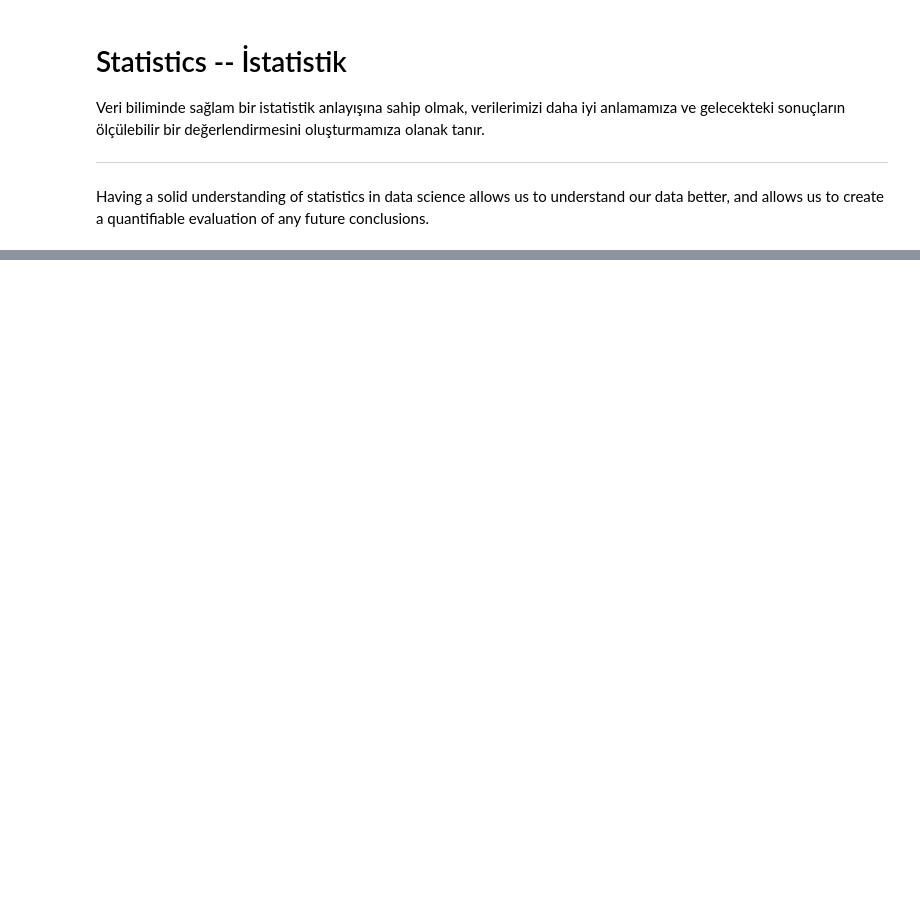
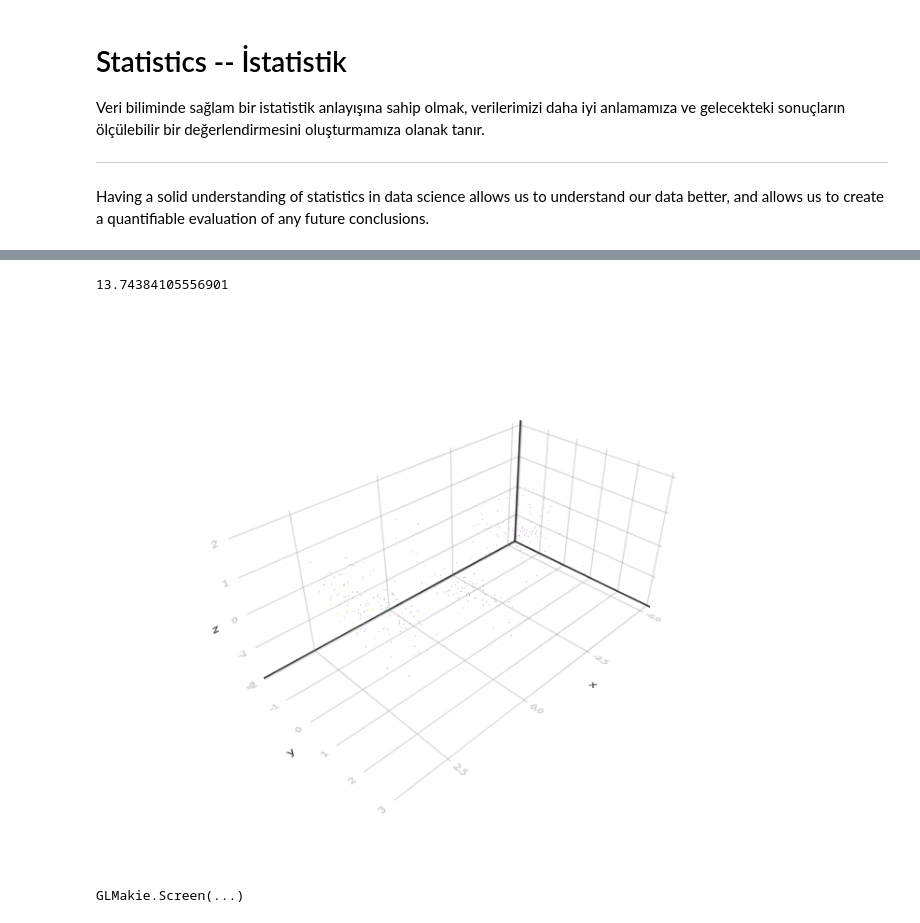
Before and after one commit to anengineer-py/juliaLanguage, a Jupyter notebook: juliaForDataScience-Statistics_DimensionalityReduction.ipynb, the cells around one changed output, grey strips where cells are left out. Drawn from its saved outputs; the diff is of its cells as text; code cells hidden in the pictures; blank space fills up the shorter version.

```diff
--- a/juliaForDataScience-Statistics_DimensionalityReduction.ipynb
+++ b/juliaForDataScience-Statistics_DimensionalityReduction.ipynb
@@ -195,0 +161,4 @@ precision(ROC)
+# %%
+dropmissing!(C)
+M = Matrix(C[:,2:7])
+names(C)
@@ -195,0 +176,4 @@ precision(ROC)
+# %%
+car_origin = C[:,:Origin]
+carmap = labelmap(car_origin) #from MLBase
+uniqueids = labelencode(carmap,car_origin)
@@ -195,0 +202,4 @@ precision(ROC)
+# %%
+# center and normalize the data
+data = M
+data = (data .- mean(data,dims = 1))./ std(data,dims=1)
@@ -195,0 +272,4 @@ precision(ROC)
+# %%
+norm(Xr-data') # this won't be zero
+# %% [output]
+13.74384105556901
@@ -195,0 +284,13 @@ precision(ROC)
+# %%
+p = fit(PCA,data',maxoutdim=3)
+Yte = MultivariateStats.transform(p, data')
+scatter3d(Yte[1,:],Yte[2,:],Yte[3,:],color=uniqueids,legend=false)
+# %%
+using GLMakie
+scene = Makie.scatter(Yte[1,:],Yte[2,:],Yte[3,:],color=uniqueids)
+# %% [output]
+[figure, added]
+# %%
+display(scene)
+# %% [output]
+GLMakie.Screen(...)
```
Also changed, not shown: parts of 37 cells of this notebook.
